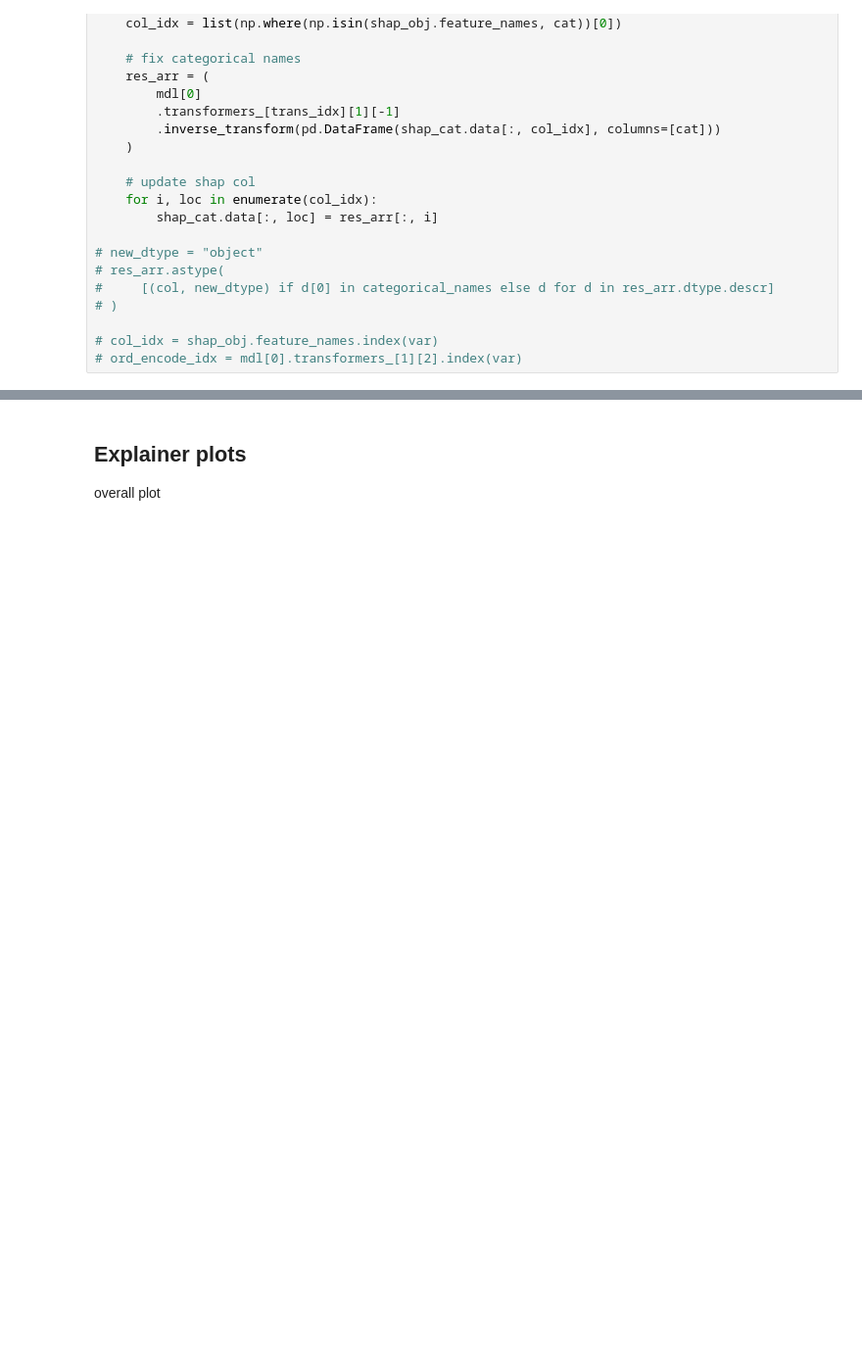
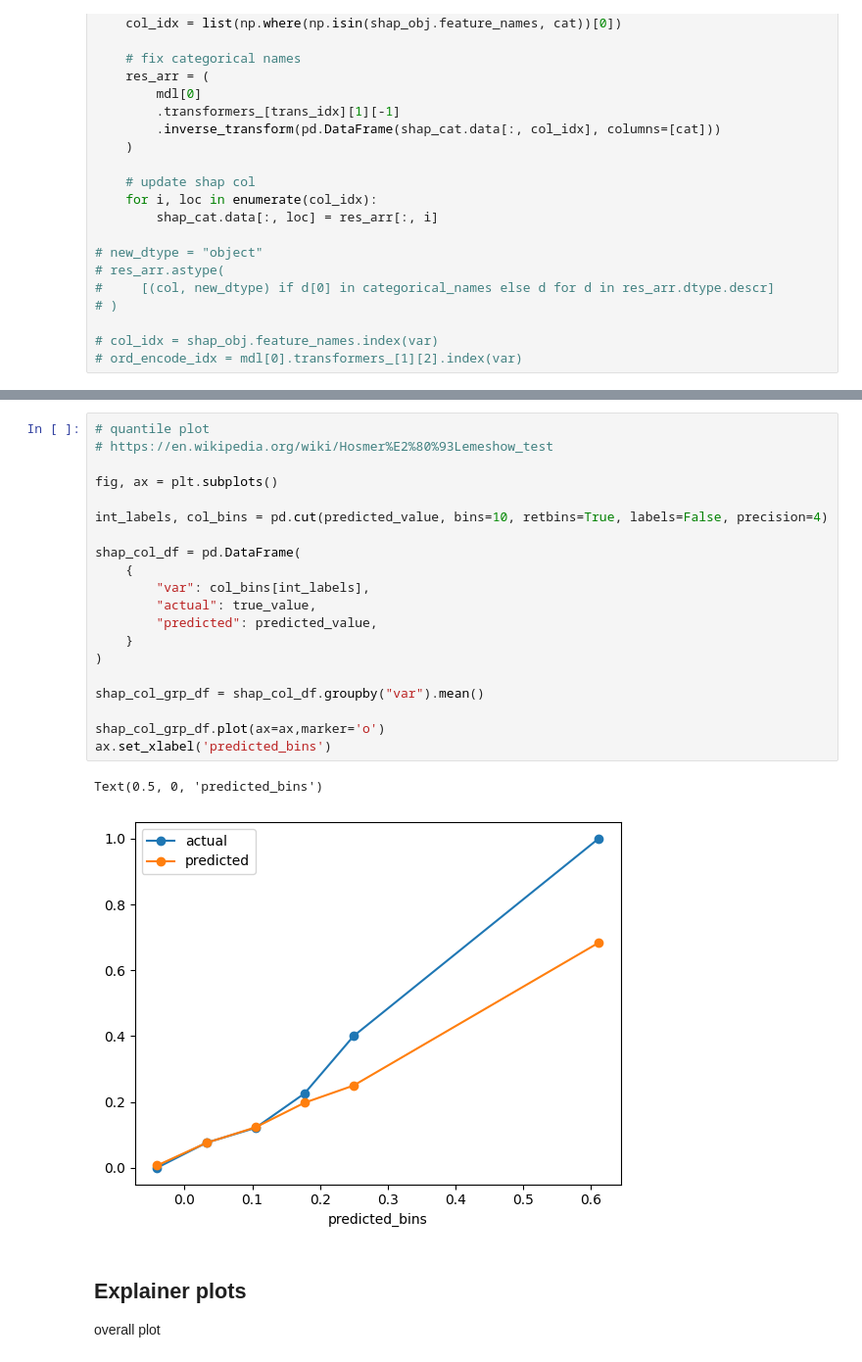
Before and after one commit to sws144/casestudy1, a Jupyter notebook: casestudy.ipynb, the cells around one changed output, grey strips where cells are left out. Shown at 98% size. Drawn from its saved outputs; the diff is of its cells as text; blank space fills up the shorter version.

```diff
--- a/casestudy.ipynb
+++ b/casestudy.ipynb
@@ -1195,3 +1212,26 @@ for name_tuple in rename_list:
+# %%
+# quantile plot
+# https://en.wikipedia.org/wiki/Hosmer%E2%80%93Lemeshow_test
+
+fig, ax = plt.subplots()
+
+int_labels, col_bins = pd.cut(predicted_value, bins=10, retbins=True, labels=False, precision=4)
+
+shap_col_df = pd.DataFrame(
+    {
+        "var": col_bins[int_labels],
+        "actual": true_value,
+        "predicted": predicted_value,
+    }
+)
+
+shap_col_grp_df = shap_col_df.groupby("var").mean()
+
+shap_col_grp_df.plot(ax=ax,marker='o')
+ax.set_xlabel('predicted_bins')
+# %% [output]
+Text(0.5, 0, 'predicted_bins')
+[figure, added]
 # %% [markdown]
 ## Explainer plots
  overall plot
```
Also changed, not shown: parts of 12 cells of this notebook, 4 other files.
